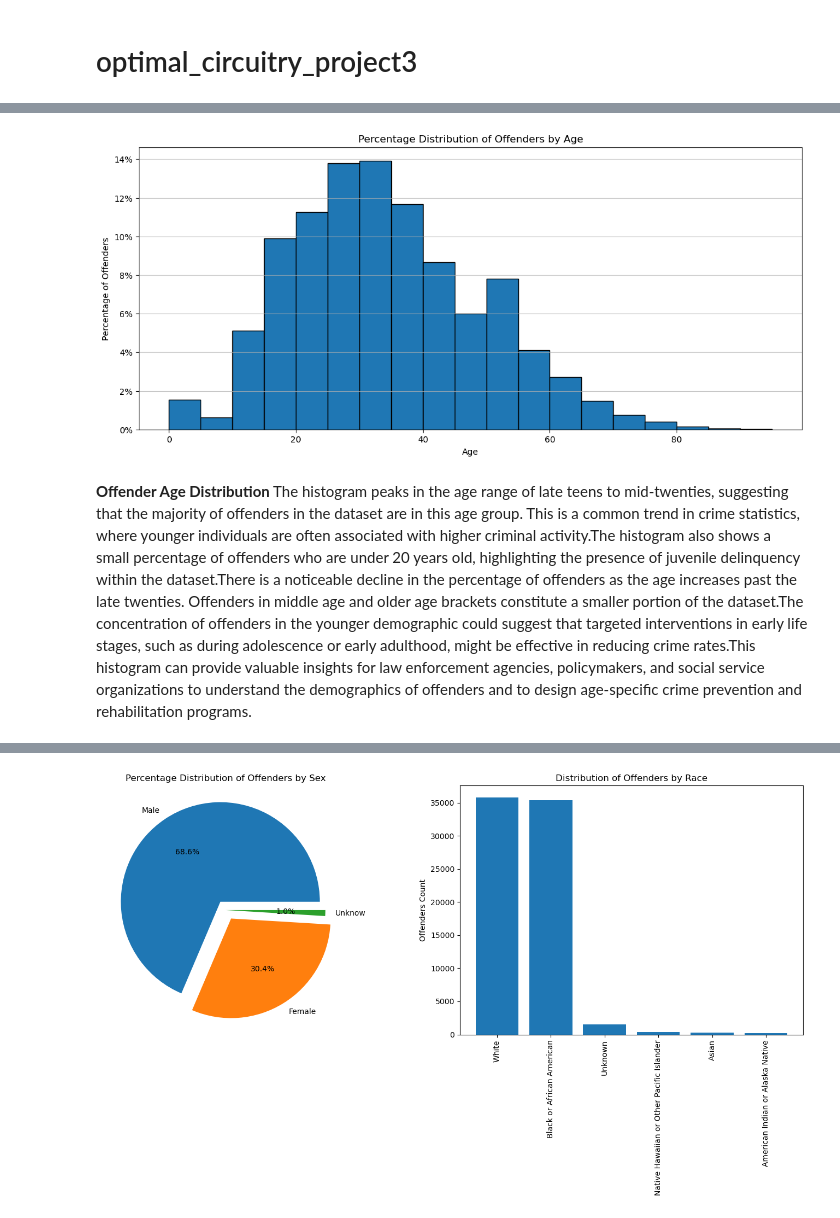
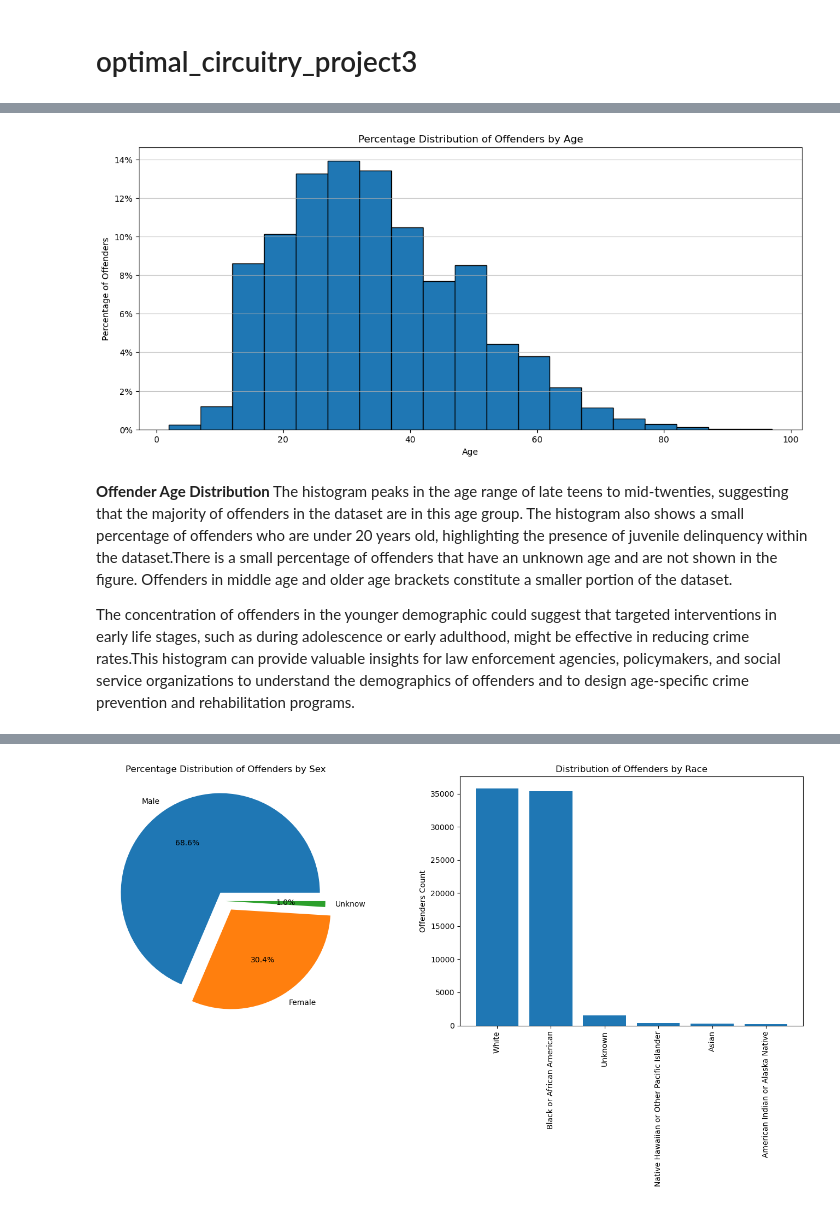
Before and after one commit to rubyghabboun/Crime_data_analysis_fl, a Jupyter notebook: aida_offenders_analysis/data_analysis.ipynb, the cells around one changed output, grey strips where cells are left out. Drawn from its saved outputs; the diff is of its cells as text; code cells hidden in the pictures.

```diff
--- a/aida_offenders_analysis/data_analysis.ipynb
+++ b/aida_offenders_analysis/data_analysis.ipynb
@@ -24,6 +34,6 @@ import seaborn as sns
 # %%
 # Loading csv file
-offenders_data_path = "Resources/offenders_data.csv"
+offenders_data_path = "Resources/offenders_data_cleaned.csv"
 
 # Reading csv file and storing into Pandas Dataframe
 df_offenders = pd.read_csv(offenders_data_path)
@@ -39,0 +63,8 @@ df_offenders.head()
+# %%
+# Defining Age Groups
+age_bins = [0, 20, 40, 60, 80, 99]
+age_labels = ['0-20', '21-40', '41-60', '61-80', '81-99']
+# Create a new column to store the Age Groups
+df_offenders['age_group'] = pd.cut(df_offenders['offender_age'], bins=age_bins, labels=age_labels, right=False)
+
+df_offenders['age_group'].value_counts()
@@ -40,15 +93,20 @@ df_offenders.head()
 # %%
+# Filtering offenders with age 0
+df_offenders_filtered = df_offenders[df_offenders['offender_age'] > 0]
+
 # Creating a histogram for the distribution of offender ages showing percentages
 plt.figure(figsize=(14, 6))
-plt.hist(df_offenders['offender_age'], bins=range(min(df_offenders['offender_age']), max(df_offenders['offender_age']) + 1, 5), edgecolor='black', weights=np.ones(len(df_offenders)) / len(df_offenders))
+plt.hist(df_offenders_filtered['offender_age'], bins=range(min(df_offenders_filtered['offender_age']), max(df_offenders_filtered['offender_age']) + 1, 5), edgecolor='black', weights=np.ones(len(df_offenders_filtered)) / len(df_offenders_filtered))
 plt.gca().yaxis.set_major_formatter(plt.FuncFormatter(lambda y, _: '{:.0%}'.format(y)))
 plt.title('Percentage Distribution of Offenders by Age')
 plt.xlabel('Age')
 plt.ylabel('Percentage of Offenders')
 plt.grid(axis='y', alpha=0.75)
 
 plt.show()
 # %% [output]
-[figure, old version]
+[figure, new version]
 # %% [markdown]
-**Offender Age Distribution** The histogram peaks in the age range of late teens to mid-twenties, suggesting that the majority of offenders in the dataset are in this age group. This is a common trend in crime statistics, where younger individuals are often associated with higher criminal activity.The histogram also shows a small percentage of offenders who are under 20 years old, highlighting the presence of juvenile delinquency within the dataset.There is a noticeable decline in the percentage of offenders as the age increases past the late twenties. Offenders in middle age and older age brackets constitute a smaller portion of the dataset.The concentration of offenders in the younger demographic could suggest that targeted interventions in early life stages, such as during adolescence or early adulthood, might be effective in reducing crime rates.This histogram can provide valuable insights for law enforcement agencies, policymakers, and social service organizations to understand the demographics of offenders and to design age-specific crime prevention and rehabilitation programs.
+**Offender Age Distribution** The histogram peaks in the age range of late teens to mid-twenties, suggesting that the majority of offenders in the dataset are in this age group. The histogram also shows a small percentage of offenders who are under 20 years old, highlighting the presence of juvenile delinquency within the dataset.There is a small percentage of offenders that have an unknown age and are not shown in the figure. Offenders in middle age and older age brackets constitute a smaller portion of the dataset.
+
+The concentration of offenders in the younger demographic could suggest that targeted interventions in early life stages, such as during adolescence or early adulthood, might be effective in reducing crime rates.This histogram can provide valuable insights for law enforcement agencies, policymakers, and social service organizations to understand the demographics of offenders and to design age-specific crime prevention and rehabilitation programs.
```
Also changed, not shown: parts of 20 cells of this notebook, 18 other files.
